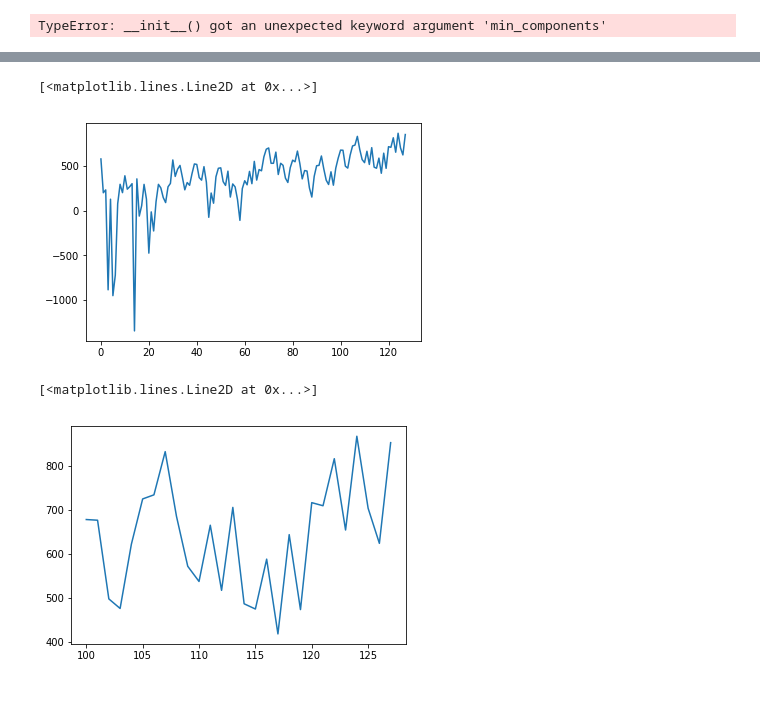
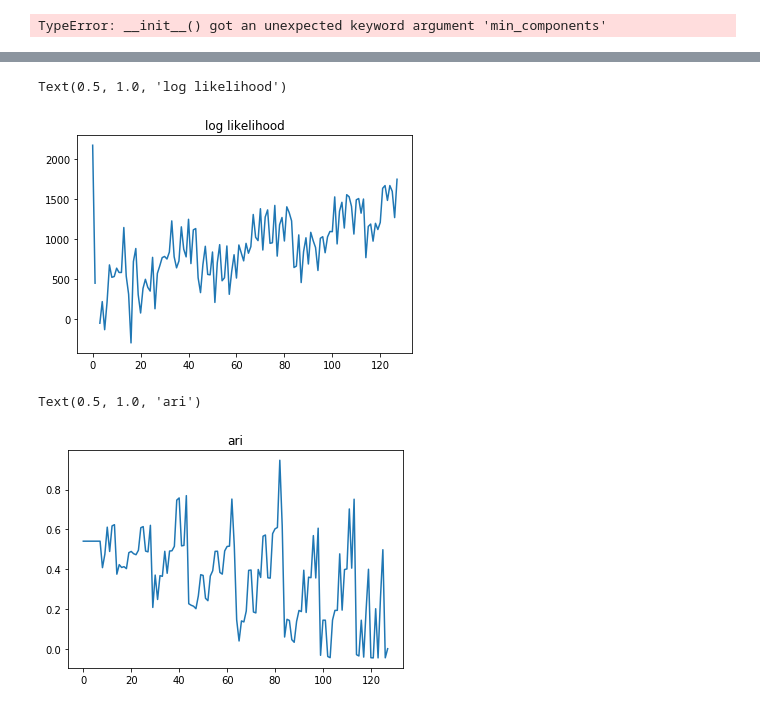
Before and after one commit to neurodata/weighted_graph_models, a Jupyter notebook: cyclops.ipynb, the cells around one changed output, grey strips where cells are left out. Saved outputs shown, nothing was run; the diff lists cells and outputs as text; code cells hidden in the pictures.

```diff
--- a/cyclops.ipynb
+++ b/cyclops.ipynb
@@ -103,8 +103,8 @@ def quadratic_log_likelihood(data, params):
 
     return log_likelihood
 
-def func(data, a, b, c):
-    return a*(data[:, 0])**2 + b*data[:, 1]**2 + c
+def func(data, a, b, c, d, e, f):
+    return a*(data[:, 0])**2 + b*data[:, 1]**2 + c*(data[:, 2])**2 + d*data[:, 3]**2 + e*(data[:, 4])**2 + f
 # %%
 unique_labels = np.unique(c_hat)
 K = len(unique_labels)
@@ -157,11 +159,15 @@ from graspy.utils import binarize
 left_adj, left_labels = load_drosophila_left(return_labels=True)
 right_adj, right_labels = load_drosophila_right(return_labels=True)
 # %%
+np.random.seed(16662)
 A_right = binarize(right_adj)
-X_hat_right = ASE(n_components=3).fit_transform(A_right)[0]
-gclust_right = GCLUST(max_components=8)
+X_hat_right = np.concatenate(ASE(n_components=3).fit_transform(A_right), axis=1)
+gclust_right = GCLUST(max_components=15)
 c_hat_right = gclust_right.fit_predict(X_hat_right)
 
 fig, ax = plt.subplots(1,1)
 ax.scatter(-X_hat_right[:, 0], X_hat_right[:, 1], c=c_hat_right)
+
+unique_labels = np.unique(c_hat_right)
+K = len(unique_labels)
 # %% [output]
@@ -176,14 +177,10 @@ pairplot(X_hat_right)
 # %%
-unique_labels = np.unique(c_hat_right)
-K = len(unique_labels)
-
-guess = (1,1,1)
-params, pcov = optimize.curve_fit(func, X_hat_right[:, :2], X_hat_right[:, 2], guess)
 
 class_idx = np.array([np.where(c_hat_right == u)[0] for u in unique_labels])
 
 loglikelihoods_right = [np.sum(gclust_right.model_.score_samples(X_hat_right))]
 combos = []
+aris_right = [ari(right_labels, c_hat_right)]
 
 # Plot for each fitted quad
 for k in range(len(unique_labels)):
@@ -192,15 +189,20 @@ for k in range(len(unique_labels)):
         combos.append(combo)
         print(combo)
         temp_quad_labels = np.concatenate(class_idx[combo])
+
+        temp_label = min(combo)
         temp_n = len(temp_quad_labels)
 
-        maxes = np.array([max(X_hat[temp_quad_labels, i]) for i in range(X_hat_right.shape[1] - 1)])
-        mins = np.array([min(X_hat[temp_quad_labels, i]) for i in range(X_hat_right.shape[1] - 1)])
+        temp_c_hat = c_hat_right.copy()
+        temp_c_hat[temp_quad_labels] = temp_label
+
+        maxes = np.array([max(X_hat_right[temp_quad_labels, i]) for i in range(X_hat_right.shape[1] - 1)])
+        mins = np.array([min(X_hat_right[temp_quad_labels, i]) for i in range(X_hat_right.shape[1] - 1)])
         area = np.prod(maxes - mins)
         log_A = temp_n * np.log(1/area)
 
-        guess = (1,1,1)
-        params, pcov = optimize.curve_fit(func, X_hat_right[temp_quad_labels, :2], X_hat_right[temp_quad_labels, 2], guess)
+        guess = (1,1,1,1,1,1)
+        params, pcov = optimize.curve_fit(func, X_hat_right[temp_quad_labels, :5], X_hat_right[temp_quad_labels, 5], guess)
 
 #         fig = plt.figure()
 #         ax = fig.add_subplot(111, projection='3d')
@@ -217,6 +219,7 @@ for k in range(len(unique_labels)):
         gmm_log_likelihood = np.sum(gclust_right.model_.score_samples(X_hat_right[-temp_quad_labels]))
 
         loglikelihoods_right.append(quad_log_likelihood + gmm_log_likelihood + log_A)
+        aris_right.append(ari(right_labels, temp_c_hat))
 # %% [output]
 [0]
 [1]
@@ -238,12 +241,14 @@ for k in range(len(unique_labels)):
 # %%
 fig, ax = plt.subplots(1,1)
 ax.plot(np.arange(2**K), loglikelihoods_right)
+ax.set_title('log likelihood')
 # %% [output]
-[<matplotlib.lines.Line2D at 0x...>]
+Text(0.5, 1.0, 'log likelihood')
-[figure, old version]
+[figure, new version]
 # %%
 fig, ax = plt.subplots(1,1)
-ax.plot(np.arange(100, len(combos) + 1), loglikelihoods_right[100:])
+ax.plot(np.arange(2**K), aris_right)
+ax.set_title('ari')
 # %% [output]
-[<matplotlib.lines.Line2D at 0x...>]
+Text(0.5, 1.0, 'ari')
-[figure, old version]
+[figure, new version]
```
Also changed, not shown: parts of 8 cells of this notebook, 1 other file.
